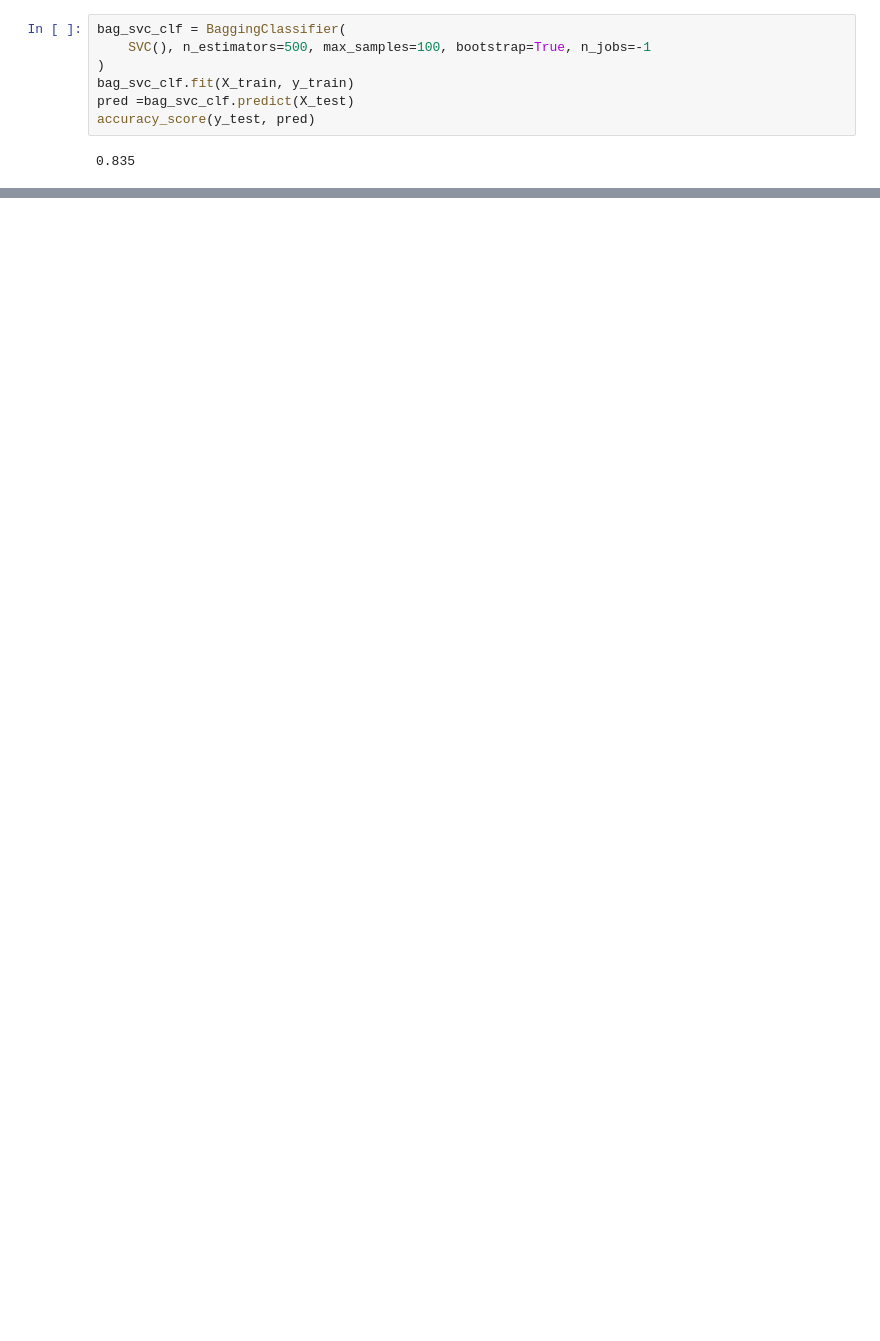
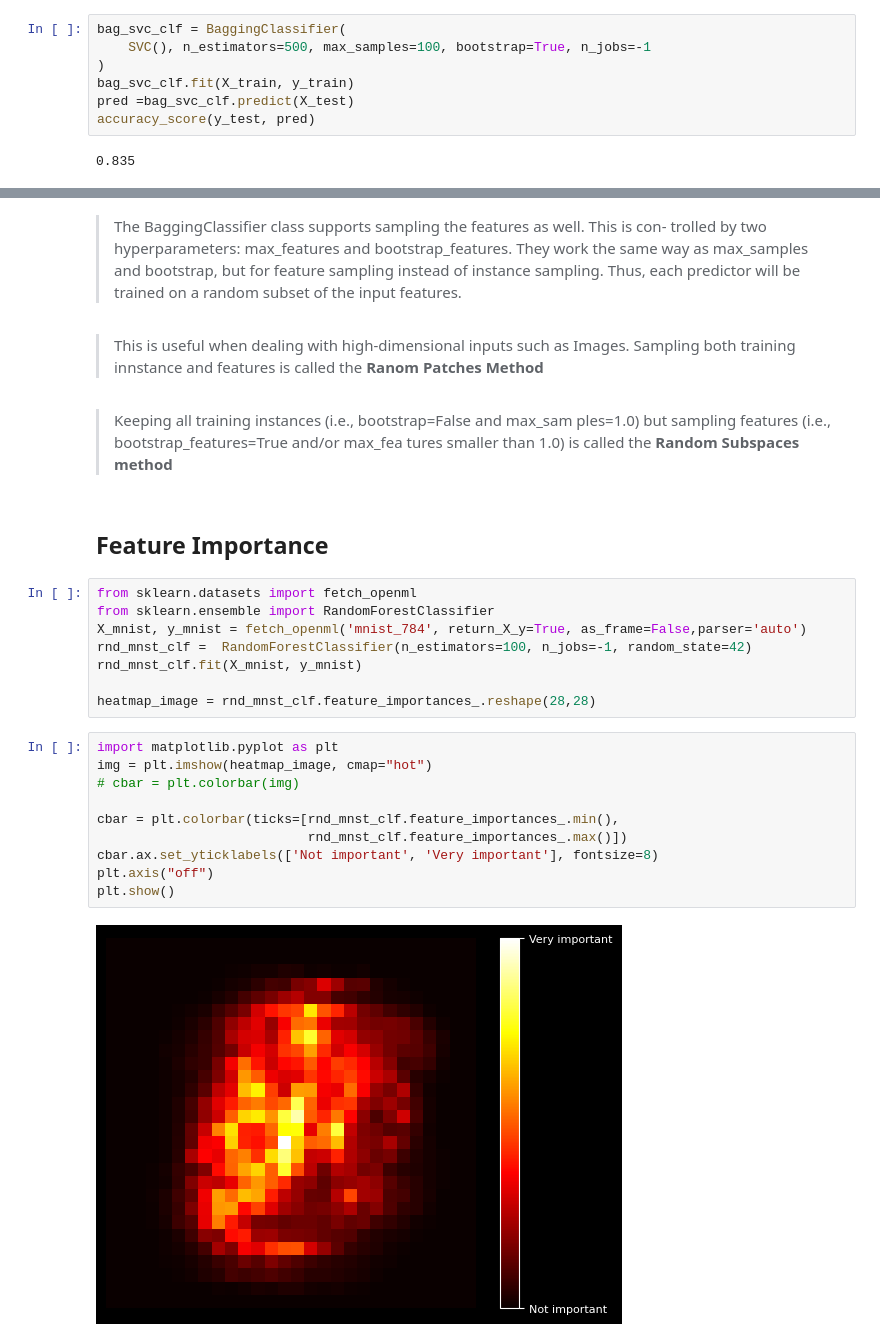
Before and after one commit to black-coda/ml-101-algo-implementation, a Jupyter notebook: ensemble_models.ipynb, the cells around one changed output, grey strips where cells are left out. Drawn from its saved outputs; the diff is of its cells as text; blank space fills up the shorter version.

```diff
--- a/ensemble_models.ipynb
+++ b/ensemble_models.ipynb
@@ -436,0 +437,34 @@ accuracy_score(y_test, pred)
+# %% [markdown]
+> The BaggingClassifier class supports sampling the features as well. This is con‐
+trolled by two hyperparameters: max_features and bootstrap_features. They work
+the same way as max_samples and bootstrap, but for feature sampling instead of
+instance sampling. Thus, each predictor will be trained on a random subset of the
+input features.
+# %% [markdown]
+> This is useful when dealing with high-dimensional inputs such as Images. Sampling both training innstance and features is called the **Ranom Patches Method**
+# %% [markdown]
+> Keeping all training instances (i.e., bootstrap=False and max_sam
+ples=1.0) but sampling features (i.e., bootstrap_features=True and/or max_fea
+tures smaller than 1.0) is called the **Random Subspaces method**
+# %% [markdown]
+## Feature Importance
+# %%
+from sklearn.datasets import fetch_openml
+from sklearn.ensemble import RandomForestClassifier
+X_mnist, y_mnist = fetch_openml('mnist_784', return_X_y=True, as_frame=False,parser='auto')
+rnd_mnst_clf =  RandomForestClassifier(n_estimators=100, n_jobs=-1, random_state=42)
+rnd_mnst_clf.fit(X_mnist, y_mnist)
+
+heatmap_image = rnd_mnst_clf.feature_importances_.reshape(28,28)
+# %%
+import matplotlib.pyplot as plt
+img = plt.imshow(heatmap_image, cmap="hot")
+# cbar = plt.colorbar(img)
+
+cbar = plt.colorbar(ticks=[rnd_mnst_clf.feature_importances_.min(),
+                           rnd_mnst_clf.feature_importances_.max()])
+cbar.ax.set_yticklabels(['Not important', 'Very important'], fontsize=8)
+plt.axis("off")
+plt.show()
+# %% [output]
+[figure, added]
```
Also changed, not shown: parts of 13 cells of this notebook, 1 other file.
